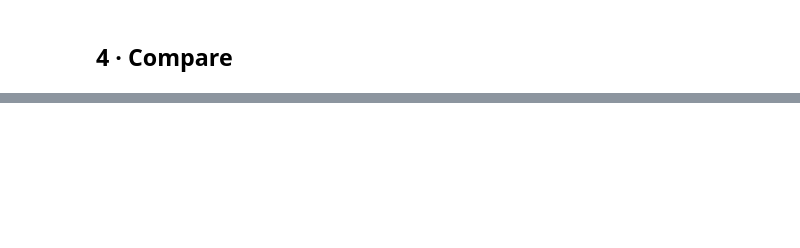
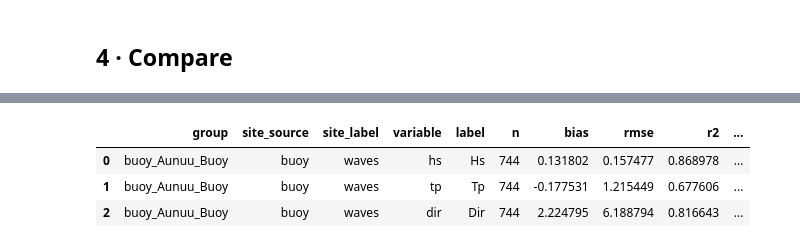
Before and after one commit to GeoOcean/HyGloW, a Jupyter notebook: Samoa/09_Validate_Linear_Summation.ipynb, the cells around one changed output, grey strips where cells are left out. Saved outputs shown, nothing was run; the diff lists cells and outputs as text; code cells hidden in the pictures; blank space fills up the shorter version.

Commit message:
[JTH] little modifications in notebooks for american samoa buoy

```diff
--- a/Samoa/09_Validate_Linear_Summation.ipynb
+++ b/Samoa/09_Validate_Linear_Summation.ipynb
@@ -21,13 +21,13 @@ from utils.config import SIMULATIONS, resolve
 # %% [markdown]
 ## Configuration
 # %%
-period = "1989-09"
+period = "2020-07"
 offshore_name = "WHACS"
 mda_n = 450  # must match a fitted mda_candidates entry
 pca_variance = {"hs": 0.99, "dir": 0.99}  # or 0.99, or {"hs": 0.99, "dir": 0.95}
 
 # Site subset — isobath depth, mesh polygon, buoy id, or umbrella
-sites = ["10m"]  # e.g. "10m", "buoy", ["10m", "buoy_Apolima_Buoy"]
+sites = ["buoy_Aunuu_Buoy"]  # e.g. "10m", "buoy", ["10m", "buoy_Apolima_Buoy"]
 
 dynamic_path = (
     resolve(SIMULATIONS["dynamic_cases"]) / f"Dynamic_Cases_{offshore_name}_fullaso.nc"
@@ -48,7 +55,7 @@ print(f"common model sites: {len(mm.common_model_sites())}")
 metamodel = mm.reconstruct(
     period,
     mda_n,
-    spectral=True,
+    spectral=False,
     offshore_name=offshore_name,
     sites=sites,
     pca_variance=pca_variance,
@@ -65,9 +127,10 @@ dynamic
 ## 4 · Compare
 # %%
 result = val.compare(
-    metamodel.isel(time=slice(1, None))[["hs", "tp", "dir"]],
+    metamodel[["hs", "tp", "dir"]],
     dynamic[["hs", "tp", "dir"]],
     estimate_label="Linear summation",
     reference_label="Dynamic SnapWave",
 )
 result.metrics
+# %% [output]
@@ -74,3 +138,7 @@ result.metrics
+|  | group | site_source | site_label | variable | label | n | bias | rmse | r2 | ... |
+| 0 | buoy_Aunuu_Buoy | buoy | waves | hs | Hs | 744 | 0.131802 | 0.157477 | 0.868978 | ... |
+| 1 | buoy_Aunuu_Buoy | buoy | waves | tp | Tp | 744 | -0.177531 | 1.215449 | 0.677606 | ... |
+| 2 | buoy_Aunuu_Buoy | buoy | waves | dir | Dir | 744 | 2.224795 | 6.188794 | 0.816643 | ... |
 # %%
 result.plot_all()
 plt.show()
```
Also changed, not shown: parts of 6 cells of this notebook, 4 other files.
